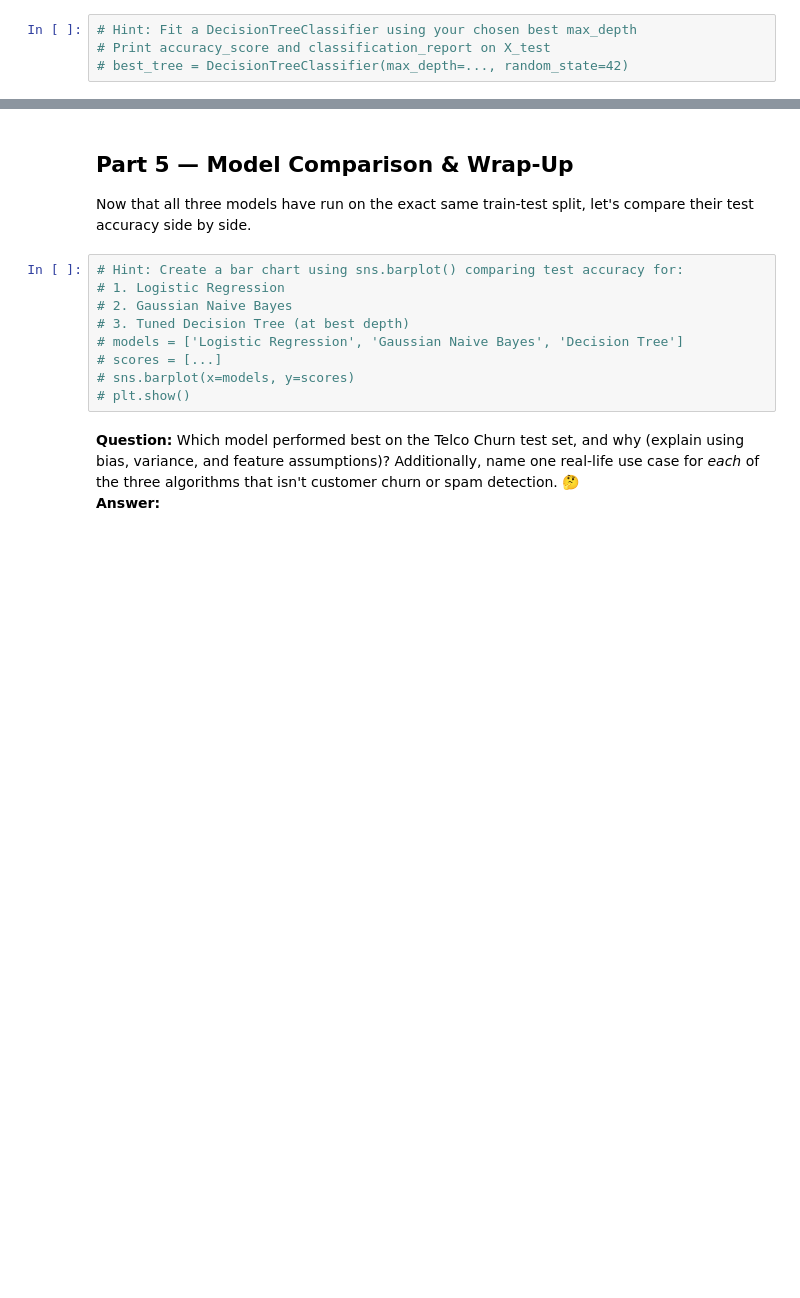
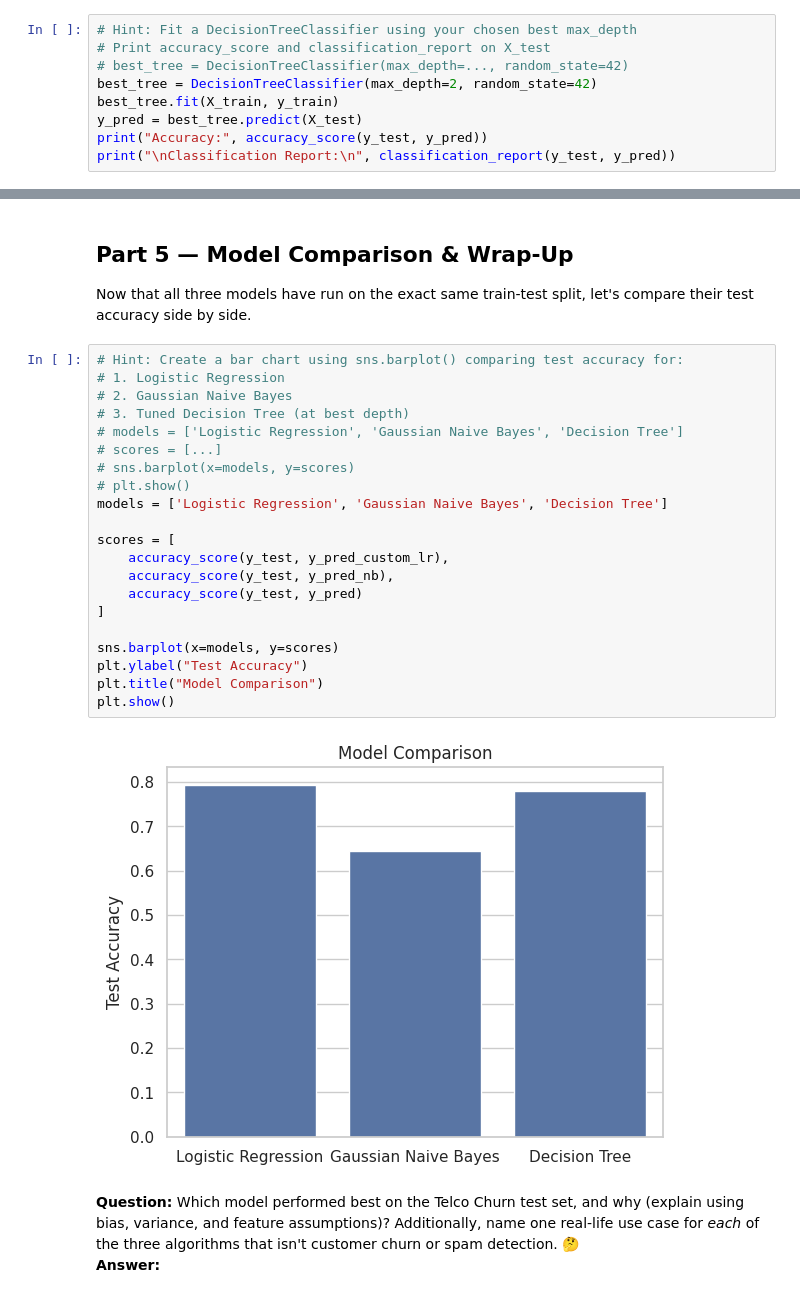
Before and after one commit to siddhigogri/SiddhiGogri_LP_Synapse26, a Jupyter notebook: SynapseTask_LP_2A.ipynb, the cells around one changed output, grey strips where cells are left out. Saved outputs shown, nothing was run; the diff lists cells and outputs as text; blank space fills up the shorter version.

```diff
--- a/SynapseTask_LP_2A.ipynb
+++ b/SynapseTask_LP_2A.ipynb
@@ -484,3 +555,8 @@ $$\text{Total Error} = \text{Bias}^2 + \text{Variance} + \text{Irreducible Error
 # Hint: Fit a DecisionTreeClassifier using your chosen best max_depth
 # Print accuracy_score and classification_report on X_test
 # best_tree = DecisionTreeClassifier(max_depth=..., random_state=42)
+best_tree = DecisionTreeClassifier(max_depth=2, random_state=42)
+best_tree.fit(X_train, y_train)
+y_pred = best_tree.predict(X_test)
+print("Accuracy:", accuracy_score(y_test, y_pred))
+print("\nClassification Report:\n", classification_report(y_test, y_pred))
@@ -503,12 +598,26 @@ Now that all three models have run on the exact same train-test split, let's com
 # %%
 # Hint: Create a bar chart using sns.barplot() comparing test accuracy for:
 # 1. Logistic Regression
 # 2. Gaussian Naive Bayes
 # 3. Tuned Decision Tree (at best depth)
 # models = ['Logistic Regression', 'Gaussian Naive Bayes', 'Decision Tree']
 # scores = [...]
 # sns.barplot(x=models, y=scores)
 # plt.show()
+models = ['Logistic Regression', 'Gaussian Naive Bayes', 'Decision Tree']
+
+scores = [
+    accuracy_score(y_test, y_pred_custom_lr),
+    accuracy_score(y_test, y_pred_nb),
+    accuracy_score(y_test, y_pred)
+]
+
+sns.barplot(x=models, y=scores)
+plt.ylabel("Test Accuracy")
+plt.title("Model Comparison")
+plt.show()
+# %% [output]
+[figure, added]
 # %% [markdown]
 **Question:** Which model performed best on the Telco Churn test set, and why (explain using bias, variance, and feature assumptions)? Additionally, name one real-life use case for *each* of the three algorithms that isn't customer churn or spam detection. 🤔
 **Answer:**
```
Also changed, not shown: parts of 10 cells of this notebook.
